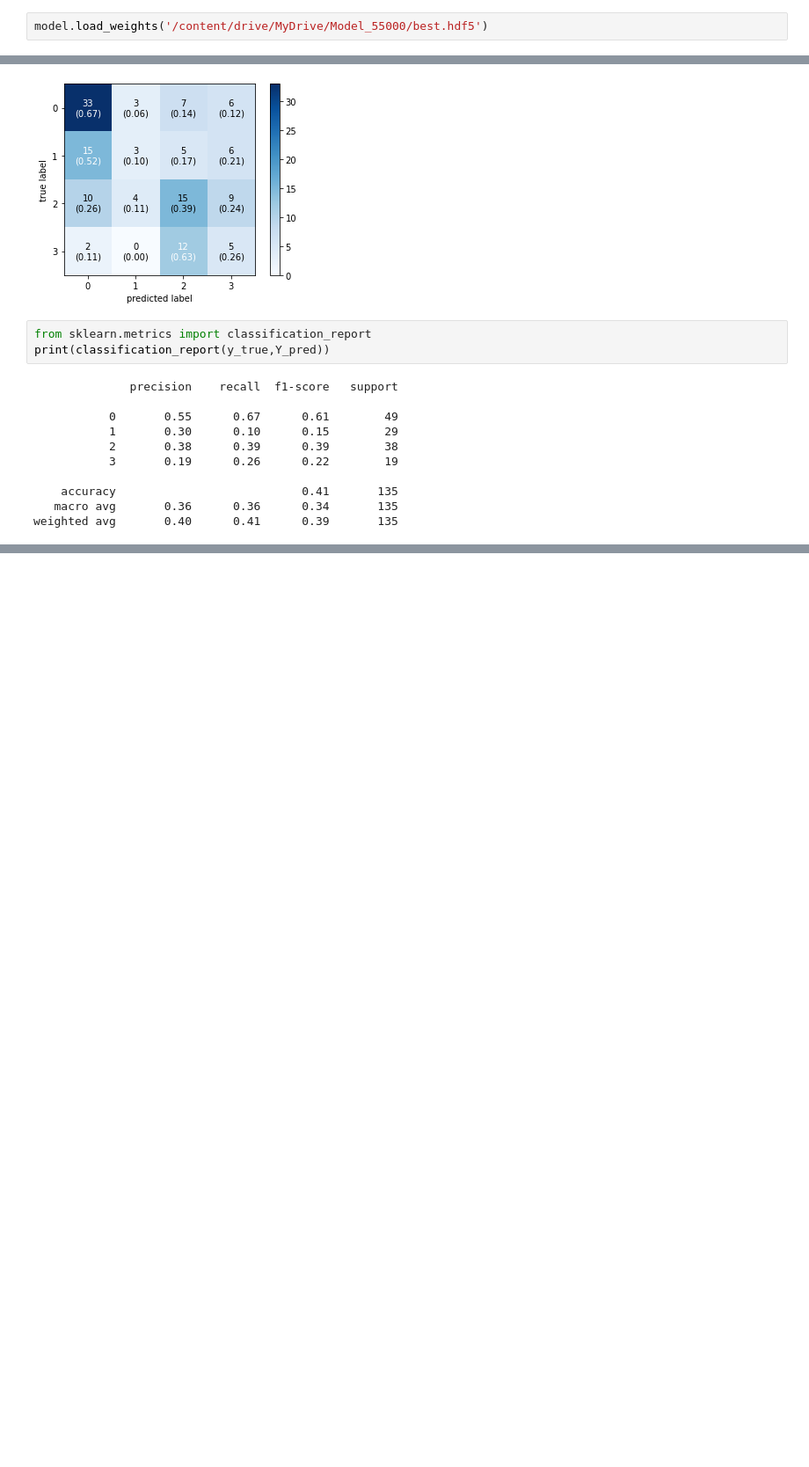
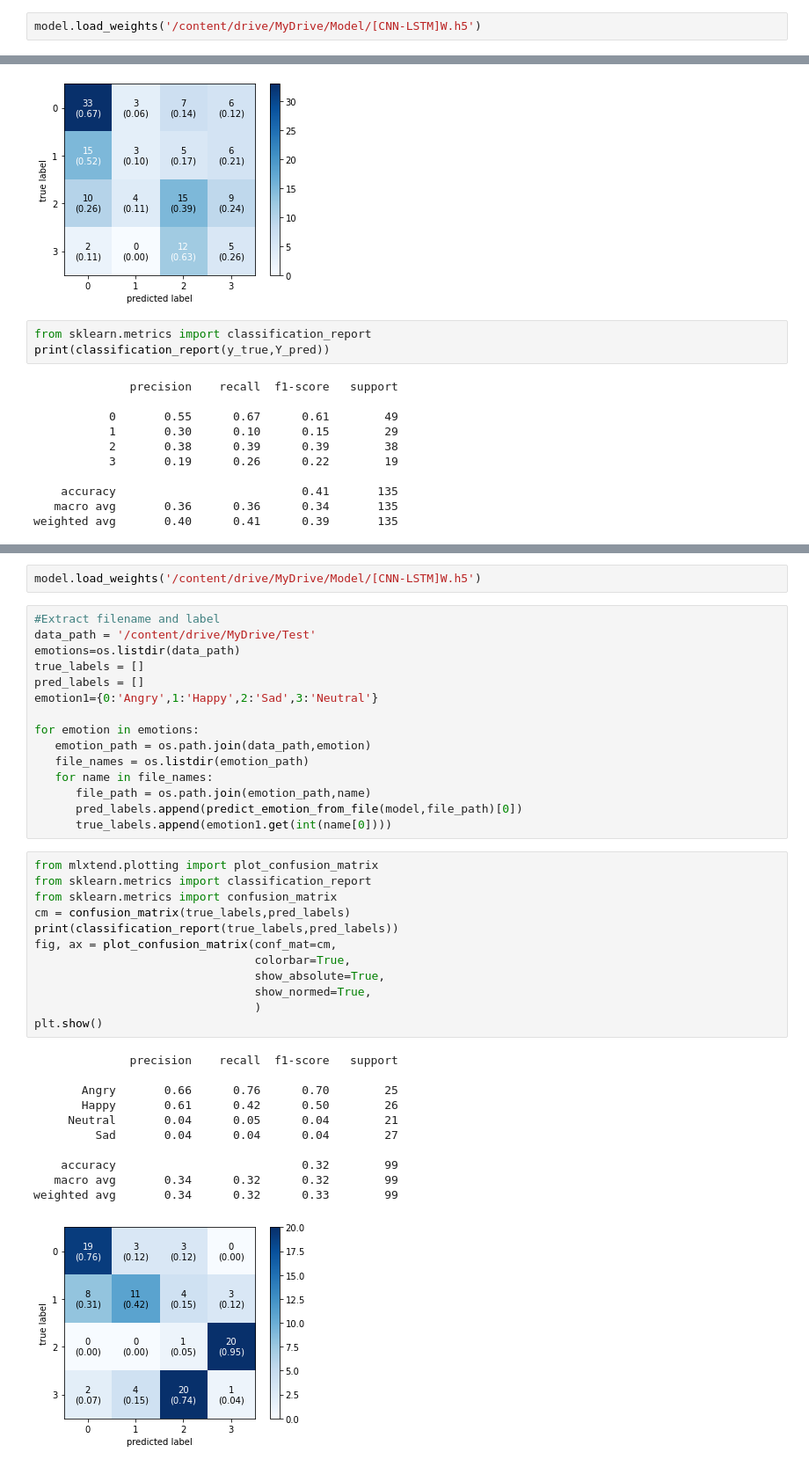
Before and after one commit to dung18520632/NhanDien_CS338.L21, a Jupyter notebook: Untitled83.ipynb, the cells around one changed output, grey strips where cells are left out. Shown at 88% size. Saved outputs shown, nothing was run; the diff lists cells and outputs as text; blank space fills up the shorter version.

```diff
--- a/Untitled83.ipynb
+++ b/Untitled83.ipynb
@@ -368,5 +388,5 @@ Epoch 00083: early stopping
 # %%
-model.load_weights('/content/drive/MyDrive/Model_55000/best.hdf5')
+model.load_weights('/content/drive/MyDrive/Model/[CNN-LSTM]W.h5')
 # %%
 model.evaluate(X_test,y_test,batch_size=32)
 # %% [output]
@@ -585,0 +646,41 @@ weighted avg       0.40      0.41      0.39       135
+# %%
+model.load_weights('/content/drive/MyDrive/Model/[CNN-LSTM]W.h5')
+# %%
+#Extract filename and label
+data_path = '/content/drive/MyDrive/Test'
+emotions=os.listdir(data_path)
+true_labels = []
+pred_labels = []
+emotion1={0:'Angry',1:'Happy',2:'Sad',3:'Neutral'}
+
+for emotion in emotions:
+   emotion_path = os.path.join(data_path,emotion)
+   file_names = os.listdir(emotion_path)
+   for name in file_names:
+      file_path = os.path.join(emotion_path,name)
+      pred_labels.append(predict_emotion_from_file(model,file_path)[0])
+      true_labels.append(emotion1.get(int(name[0])))
+# %%
+from mlxtend.plotting import plot_confusion_matrix
+from sklearn.metrics import classification_report
+from sklearn.metrics import confusion_matrix
+cm = confusion_matrix(true_labels,pred_labels)
+print(classification_report(true_labels,pred_labels))
+fig, ax = plot_confusion_matrix(conf_mat=cm,
+                                colorbar=True,
+                                show_absolute=True,
+                                show_normed=True,
+                                )
+plt.show()
+# %% [output]
+              precision    recall  f1-score   support
+
+       Angry       0.66      0.76      0.70        25
+       Happy       0.61      0.42      0.50        26
+     Neutral       0.04      0.05      0.04        21
+         Sad       0.04      0.04      0.04        27
+
+    accuracy                           0.32        99
+   macro avg       0.34      0.32      0.32        99
+weighted avg       0.34      0.32      0.33        99
+[figure, added]
```
Also changed, not shown: parts of 15 cells of this notebook.
